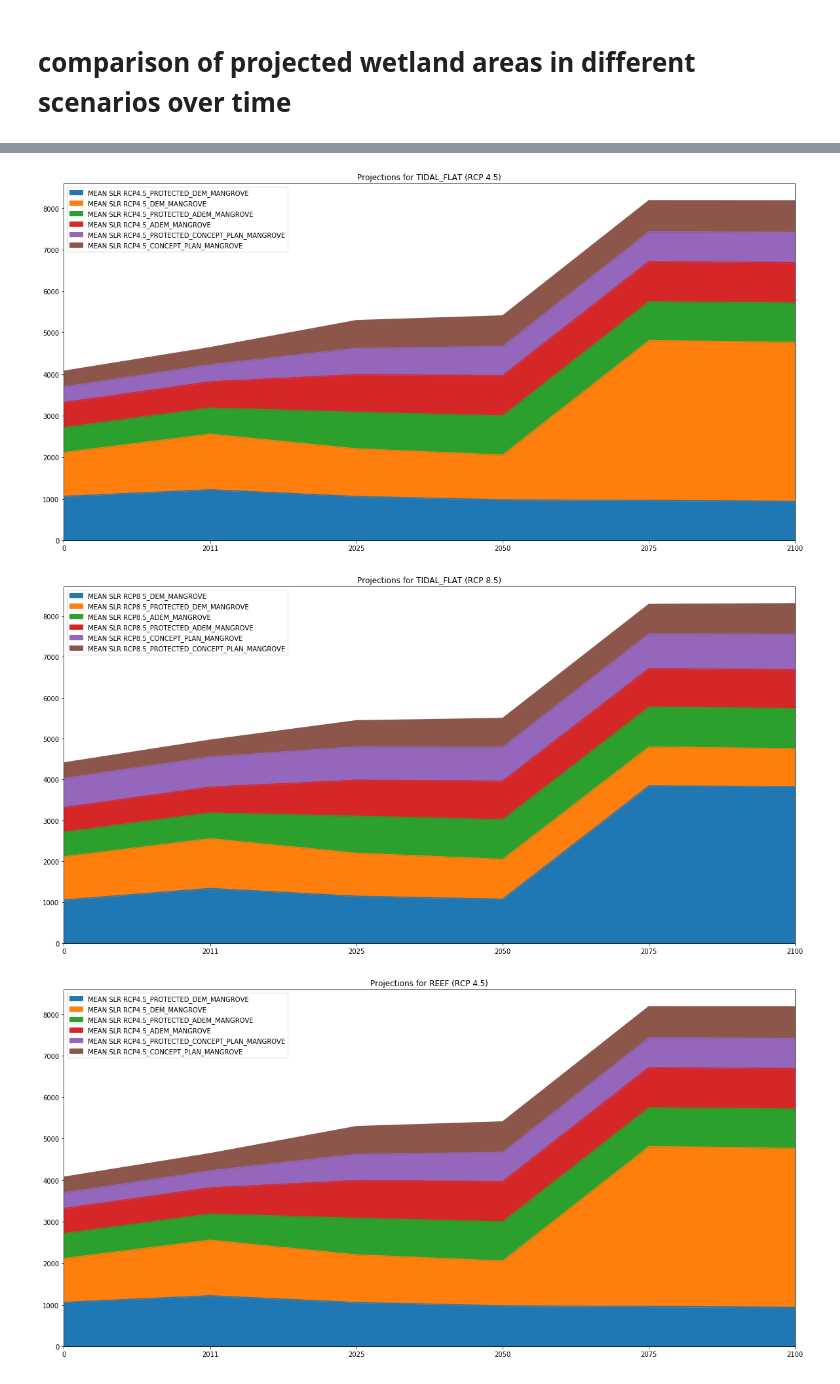
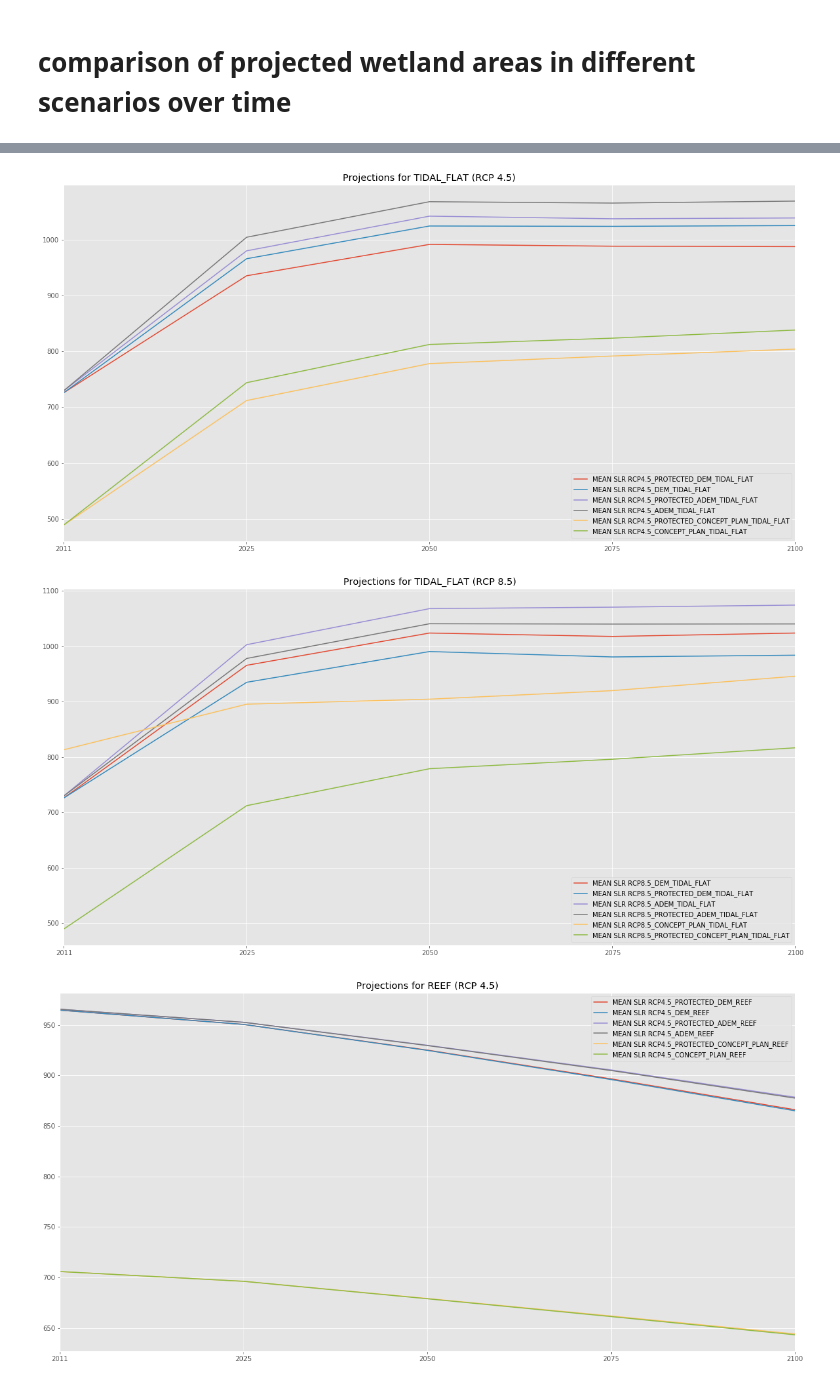
Before and after one commit to Nhung121/elevation-analysis, a Jupyter notebook: visualize-projection-comparisons.ipynb, the cells around one changed output, grey strips where cells are left out. Drawn from its saved outputs; the diff is of its cells as text; code cells hidden in the pictures.

```diff
--- a/visualize-projection-comparisons.ipynb
+++ b/visualize-projection-comparisons.ipynb
@@ -32,10 +28,10 @@ types = ['DEM', 'ADEM', 'CONCEPT_PLAN']
 for t in types:
     files = glob.glob(f'./data/summarized/{t}/**/*.CSV')
 
-
     for file in files:
         rcp_level = file.split('/')[4]
-        df = pd.read_csv(file, index_col=1)
+
+        df = pd.read_csv(file)
         df = df[['Date'] + HABITAT_COLUMNS]
         df = df.set_index('Date')
 
@@ -46,4 +42,4 @@ for t in types:
             final_df[column_name] = sum_for_single_habitat
 
 final_df = final_df.reset_index()
-final_df
+final_df = final_df[1:]
@@ -70,17 +46,21 @@ final_df
+# %%
+plt.style.use('ggplot')
 # %%
 habitats = categories.keys()
 for habitat in habitats:
-    habitat_columns       = [col for col in df.columns if habitat in col]
-    habitat_columns_rcp45 = [col for col in mangrove_columns if 'RCP4.5' in col]
-    habitat_columns_rcp85 = [col for col in mangrove_columns if 'RCP8.5' in col]
+    habitat_columns       = [col for col in final_df.columns if habitat in col]
+    habitat_columns_rcp45 = [col for col in habitat_columns if 'RCP4.5' in col]
+    habitat_columns_rcp85 = [col for col in habitat_columns if 'RCP8.5' in col]
 
     habitat_df = final_df[habitat_columns_rcp45]
-    habitat_df.plot.area(figsize=(20,10))
+    fig = habitat_df.plot(figsize=(20,10)).get_figure()
     plt.title(f'Projections for {habitat} (RCP 4.5)')
-    plt.xticks(range(6), [0, 2011, 2025, 2050, 2075, 2100])
+    plt.xticks(range(1, 6), [2011, 2025, 2050, 2075, 2100])
+    fig.savefig(f'charts/{habitat} (RCP 4.5).pdf')
 
     habitat_df = final_df[habitat_columns_rcp85]
-    habitat_df.plot.area(figsize=(20,10))
+    fig = habitat_df.plot(figsize=(20,10)).get_figure()
     plt.title(f'Projections for {habitat} (RCP 8.5)')
-    plt.xticks(range(6), [0, 2011, 2025, 2050, 2075, 2100])
+    plt.xticks(range(1, 6), [2011, 2025, 2050, 2075, 2100])
+    fig.savefig(f'charts/{habitat} (RCP 8.5).pdf')
 # %% [output]
@@ -89,3 +69,3 @@ for habitat in habitats:
-[figure, old version]
+[figure, new version]
-[figure, old version]
+[figure, new version]
-[figure, old version]
+[figure, new version]
```
Also changed, not shown: parts of 3 cells of this notebook, 14 other files.
